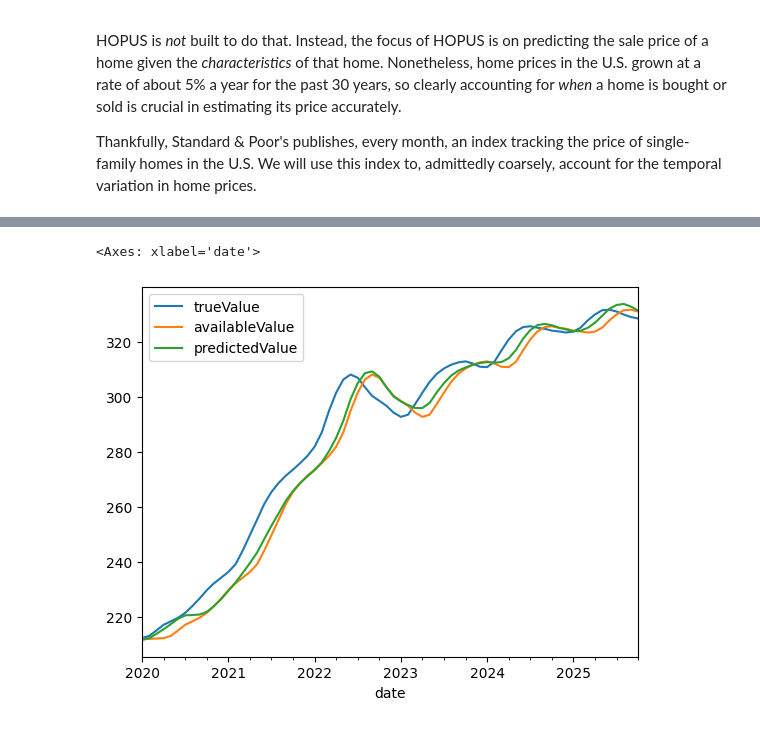
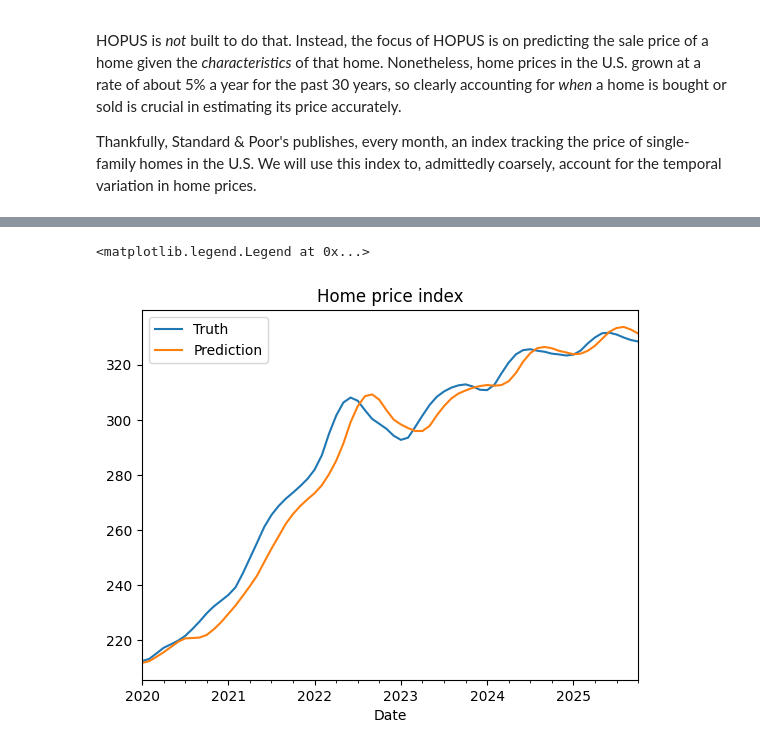
Before and after one commit to aremondtiedrez/hopus, a Jupyter notebook: showcase.ipynb, the cells around one changed output, grey strips where cells are left out. Saved outputs shown, nothing was run; the diff lists cells and outputs as text; code cells hidden in the pictures.

Commit message:
Improved the visualization of the home price index over time.

```diff
--- a/showcase.ipynb
+++ b/showcase.ipynb
@@ -84,12 +82,13 @@ hpi
 # %%
-# Plot the evolution of the true, available, and predicted
-# home price indices over the recent past
-hpi.loc[
+# Plot the evolution of the true and predicted
+# home price indices (over the recent past).
+axis = hpi.loc[
     hpi.index >= pd.Period("2020-01", freq="M"),
-    ["trueValue", "availableValue", "predictedValue"]
-].plot()
+    ["trueValue", "predictedValue"]
+].plot(legend=False, title="Home price index", xlabel="Date")
+axis.legend(["Truth",  "Prediction"])
 # Note: the home price index is normalized so that
 # it is equal to 100 in January 2000.
 # %% [output]
-<Axes: xlabel='date'>
+<matplotlib.legend.Legend at 0x...>
-[figure, old version]
+[figure, new version]
```
Also changed, not shown: parts of 4 cells of this notebook.
